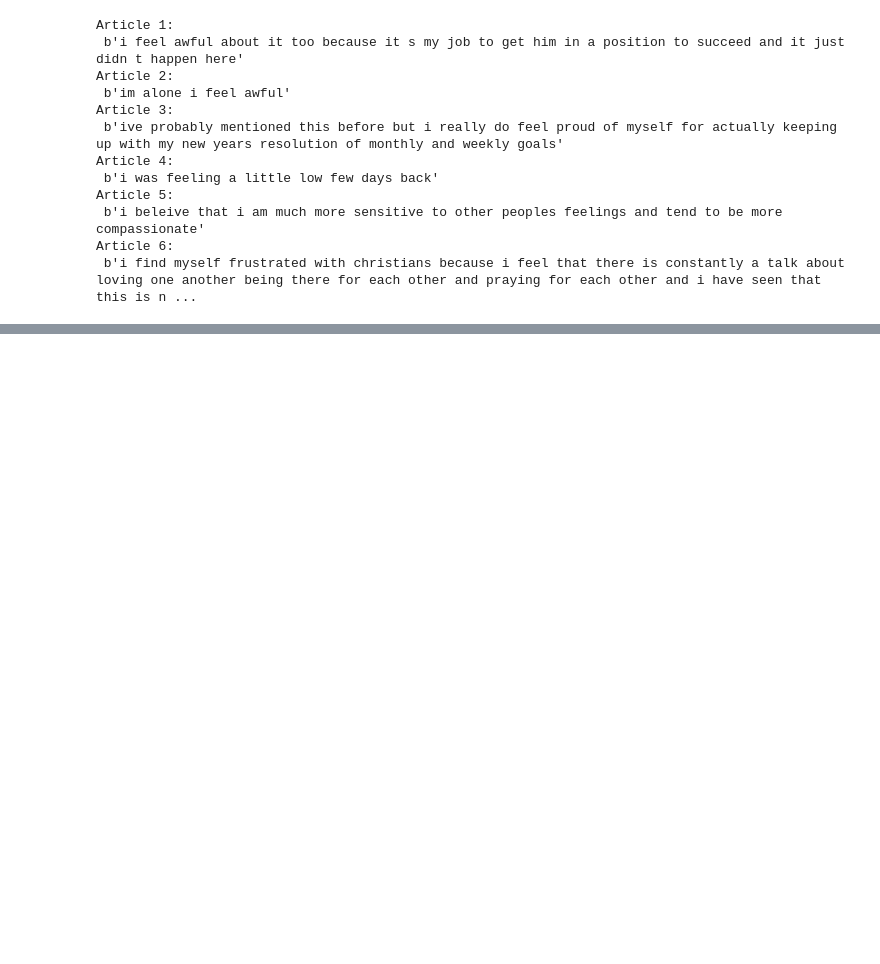
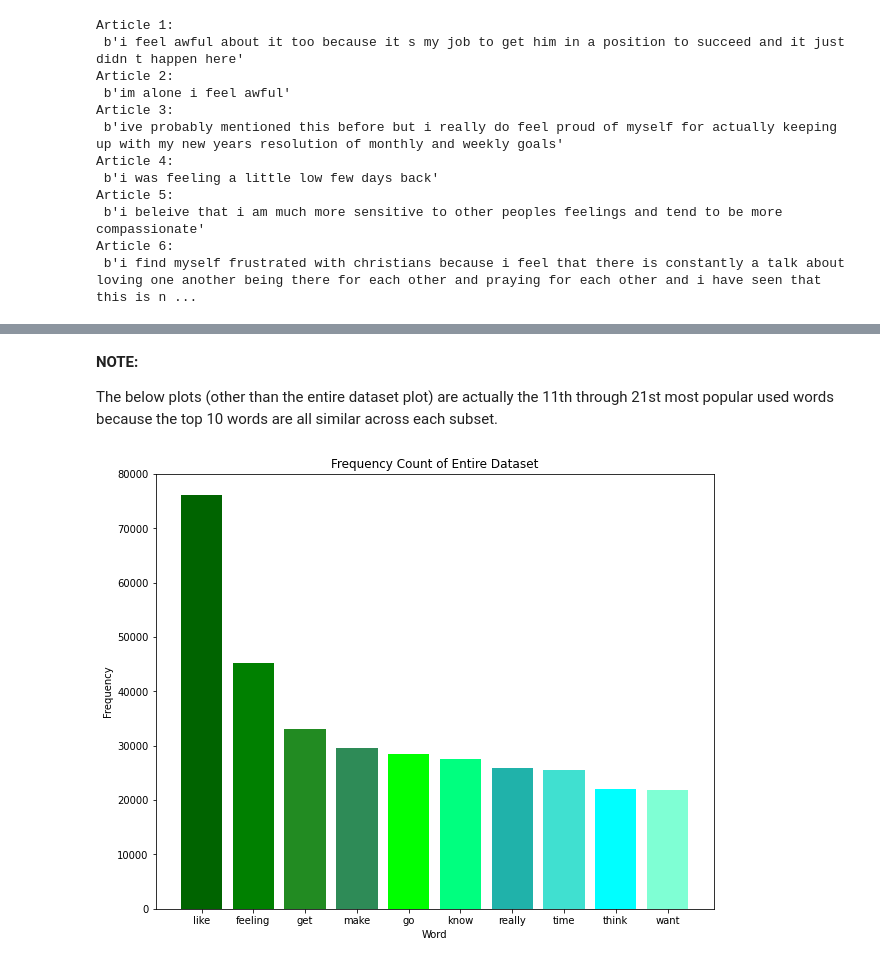
Before and after one commit to skbetz54/Samuel_DATA606, a Jupyter notebook: Notebooks/1_1_EDA_Hugging_Face.ipynb, the cells around one changed output, grey strips where cells are left out. Drawn from its saved outputs; the diff is of its cells as text; code cells hidden in the pictures; blank space fills up the shorter version.

```diff
--- a/Notebooks/1_1_EDA_Hugging_Face.ipynb
+++ b/Notebooks/1_1_EDA_Hugging_Face.ipynb
@@ -144,0 +425,39 @@ ax.set(xlabel=num_to_classes,
+# %%
+a = df_subset['lemma_string'].str.split(expand=True).stack().value_counts()
+"""
+--------------------------------------
+Below is a simple way to get the counts of all the words being used in each of the datasets.
+We take the string version of the lemmatized tweets, split them by the whitespace to capture each word
+individually (expand = True is used to put the separated strings into separate columns so stack can work),
+then stacking the words back into a single column, and finally taking a value count of the words.
+--------------------------------------
+
+"""
+# Below is a simple way to get the counts of all the words being used in each of the datasets.
+count_full = df['lemma_string'].str.split(expand=True).stack().value_counts()
+count_fear = df_fear['lemma_string'].str.split(expand=True).stack().value_counts()
+count_anger = df_anger['lemma_string'].str.split(expand=True).stack().value_counts()
+count_sadness = df_sadness['lemma_string'].str.split(expand=True).stack().value_counts()
+count_joy = df_joy['lemma_string'].str.split(expand=True).stack().value_counts()
+count_love = df_love['lemma_string'].str.split(expand=True).stack().value_counts()
+count_surprised = df_surprise['lemma_string'].str.split(expand=True).stack().value_counts()
+# %% [markdown]
+**NOTE:**
+
+The below plots (other than the entire dataset plot) are actually the 11th through 21st most popular used words because the top 10 words are all similar across each subset.
+# %%
+# Setting colors manually for 10 values (Taken from the documentation https://matplotlib.org/3.1.0/gallery/color/named_colors.html)
+
+cols = ['darkgreen','green','forestgreen','seagreen','lime','springgreen','lightseagreen','turquoise','cyan','aquamarine']
+# %%
+# Frequency plot of ENTIRE DATASET
+
+plt.figure(figsize=(10,8))
+plt.bar(count_full[1:11].index, count_full[1:11].values, color=cols)
+plt.title("Frequency Count of Entire Dataset")
+plt.xlabel('Word')
+plt.ylabel("Frequency")
+
+plt.show()
+# %% [output]
+[figure, added]
```
Also changed, not shown: parts of 37 cells of this notebook.
